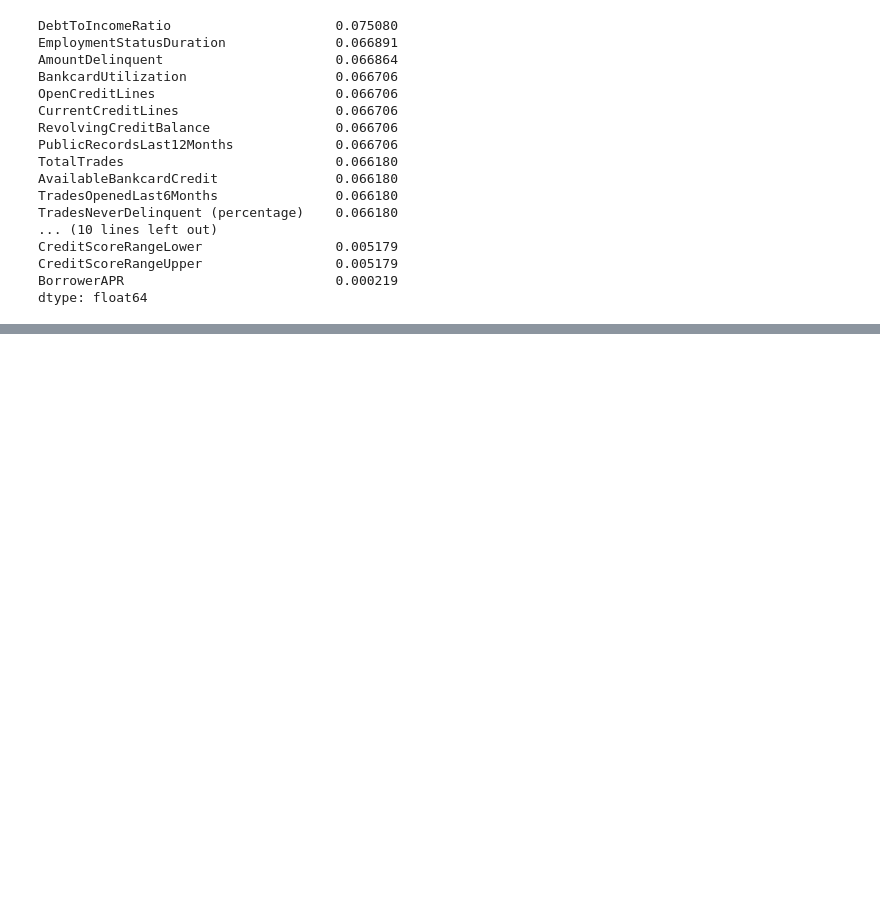
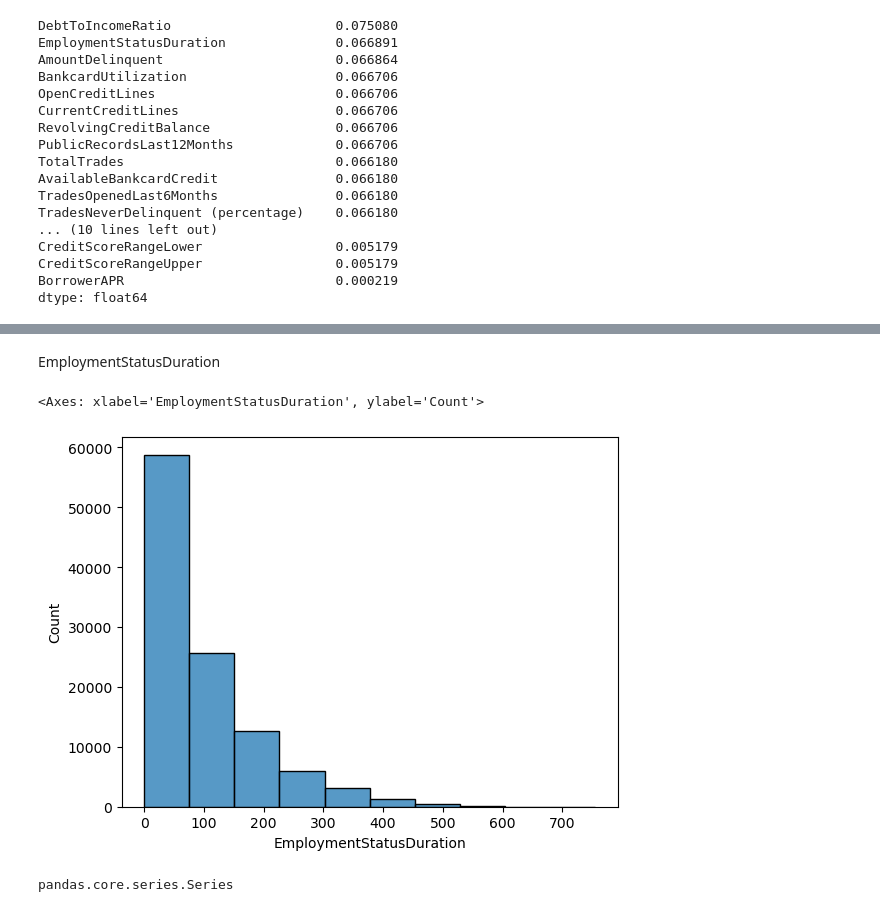
Before and after one commit to hoanganhlinh/MRK-projekt, a Jupyter notebook: Projekt_2.ipynb, the cells around one changed output, grey strips where cells are left out. Cells and saved outputs as stored; diff of their text form; code cells hidden in the pictures; blank space fills up the shorter version.

```diff
--- a/Projekt_2.ipynb
+++ b/Projekt_2.ipynb
@@ -107,0 +208,9 @@ dtype: float64
+# %%
+df3['DebtToIncomeRatio'] = df3['DebtToIncomeRatio'].fillna(value=mean_debt)
+# %% [markdown]
+EmploymentStatusDuration
+# %%
+sns.histplot(data=df3,x='EmploymentStatusDuration',bins=10)
+# %% [output]
+<Axes: xlabel='EmploymentStatusDuration', ylabel='Count'>
+[figure, added]
@@ -107,0 +219,4 @@ dtype: float64
+# %%
+type(mode_employment)
+# %% [output]
+pandas.core.series.Series
```
Also changed, not shown: parts of 67 cells of this notebook.
